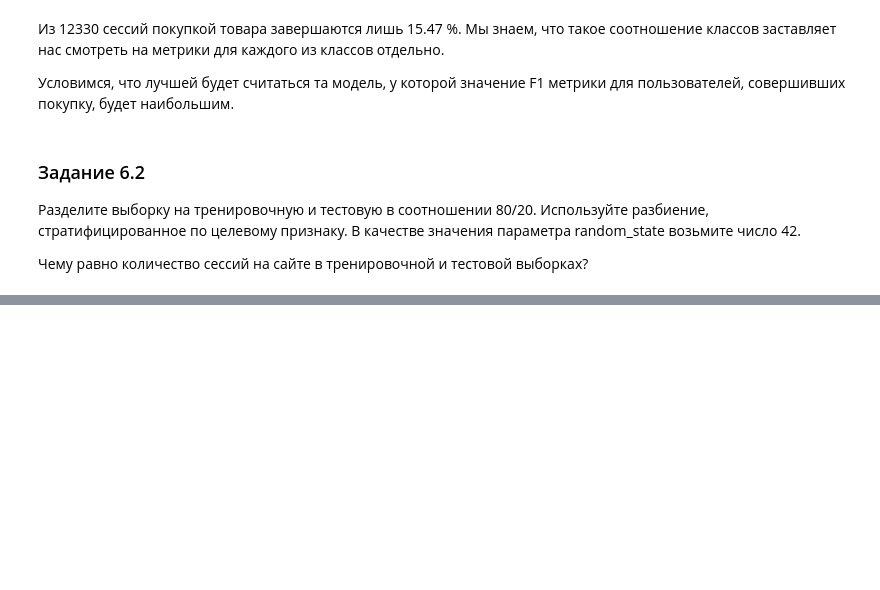
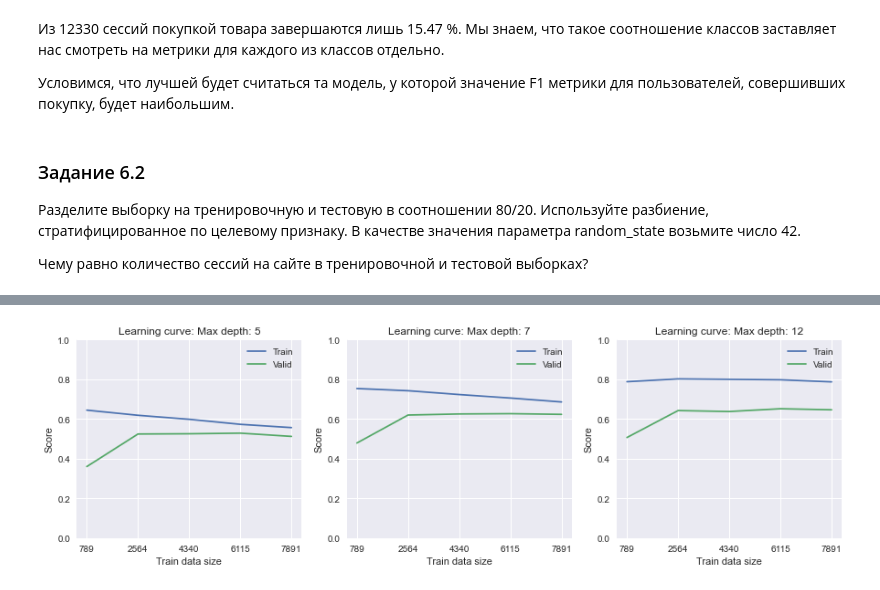
Before and after one commit to Alexx-Yu/python_classes, a Jupyter notebook: Module 34 - ML-5/Practice.ipynb, the cells around one changed output, grey strips where cells are left out. Saved outputs shown, nothing was run; the diff lists cells and outputs as text; code cells hidden in the pictures; blank space fills up the shorter version.

```diff
--- a/Module 34 - ML-5/Practice.ipynb
+++ b/Module 34 - ML-5/Practice.ipynb
@@ -426,0 +566,22 @@ X, y = dummy_data.drop('Revenue', axis=1), dummy_data['Revenue']
+# %%
+# Второй вариант кода
+
+#Список из глубин деревьев
+depths = [5, 7, 12]
+# стратифицированное k-fold-разбиение на 5 фолдов
+skf = model_selection.StratifiedKFold(n_splits=5) #, shuffle=True, random_state=42)
+#Визуализируем кривые обучения
+fig, axes = plt.subplots(1, 3, figsize=(15, 4)) #фигура + три координатных плоскости
+#Создаём цикл по списку глубин и индексам этого списка
+for i, depth in enumerate(depths): #i-текущий индекс, depth — текущая глубина
+    #Создаём модель
+    model = ensemble.RandomForestClassifier(
+        n_estimators=200,
+        max_depth=depth,
+        min_samples_leaf=5,
+        random_state=42
+    )
+    #Строим кривую обучению
+    plot_learning_curve(model, X_train, y_train, skf, ax=axes[i], title=f'Max depth: {depth}')
+# %% [output]
+[figure, added]
```
Also changed, not shown: parts of 8 cells of this notebook.
